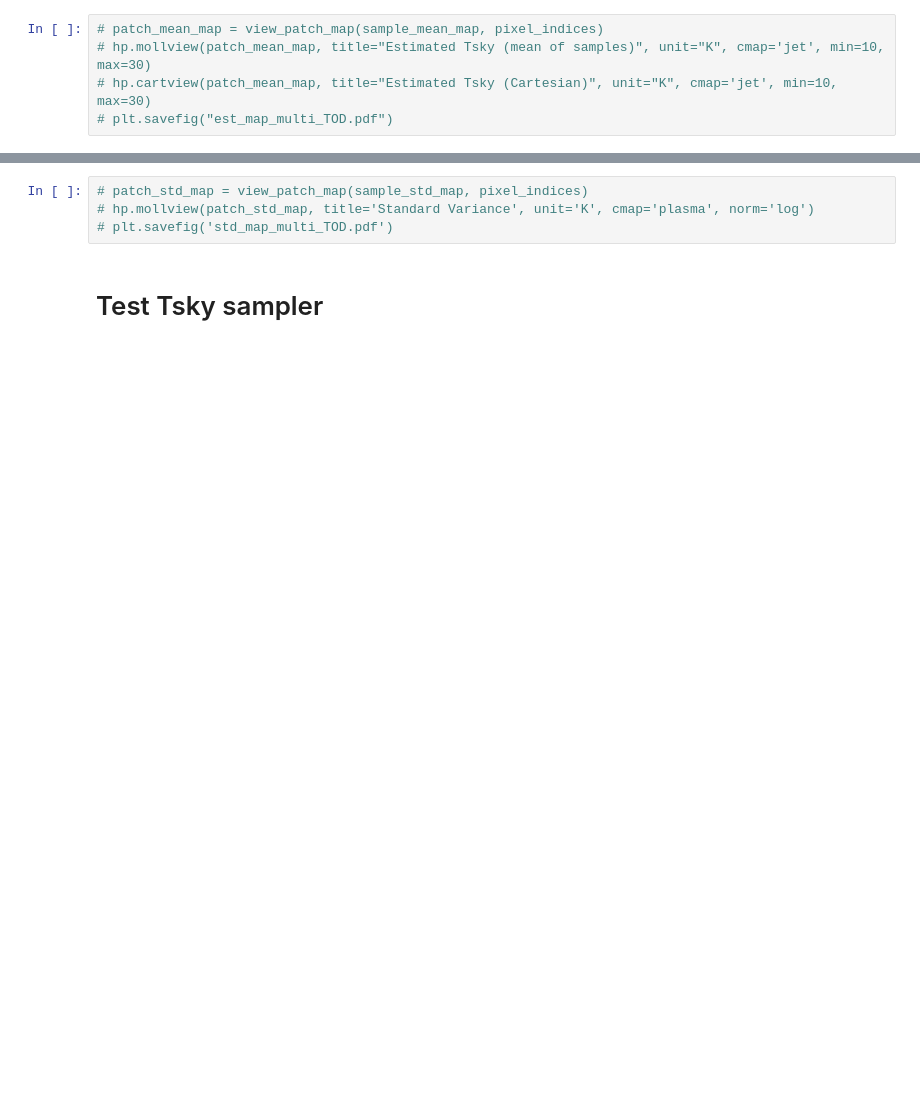
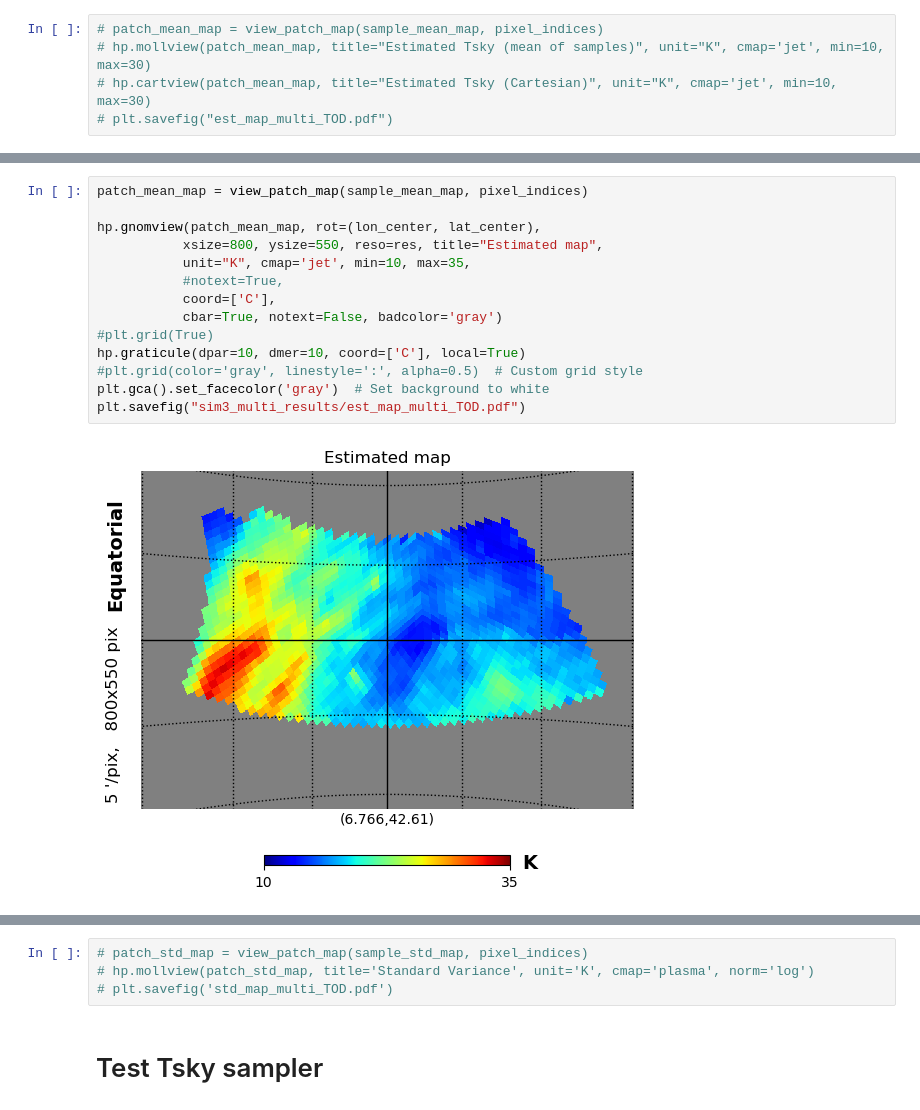
Before and after one commit to zzhang0123/hydra-tod, a Jupyter notebook: sim_multi_TOD_results.ipynb, the cells around one changed output, grey strips where cells are left out. Drawn from its saved outputs; the diff is of its cells as text; blank space fills up the shorter version.

```diff
--- a/sim_multi_TOD_results.ipynb
+++ b/sim_multi_TOD_results.ipynb
@@ -106,0 +110,16 @@ plt.savefig("sim3_multi_results/est_map_multi_TOD.pdf")
+# %%
+patch_mean_map = view_patch_map(sample_mean_map, pixel_indices)
+
+hp.gnomview(patch_mean_map, rot=(lon_center, lat_center),
+           xsize=800, ysize=550, reso=res, title="Estimated map",
+           unit="K", cmap='jet', min=10, max=35,
+           #notext=True,
+           coord=['C'],
+           cbar=True, notext=False, badcolor='gray')
+#plt.grid(True)
+hp.graticule(dpar=10, dmer=10, coord=['C'], local=True)
+#plt.grid(color='gray', linestyle=':', alpha=0.5)  # Custom grid style
+plt.gca().set_facecolor('gray')  # Set background to white
+plt.savefig("sim3_multi_results/est_map_multi_TOD.pdf")
+# %% [output]
+[figure, added]
```
Also changed, not shown: parts of 7 cells of this notebook, 4 other files.
